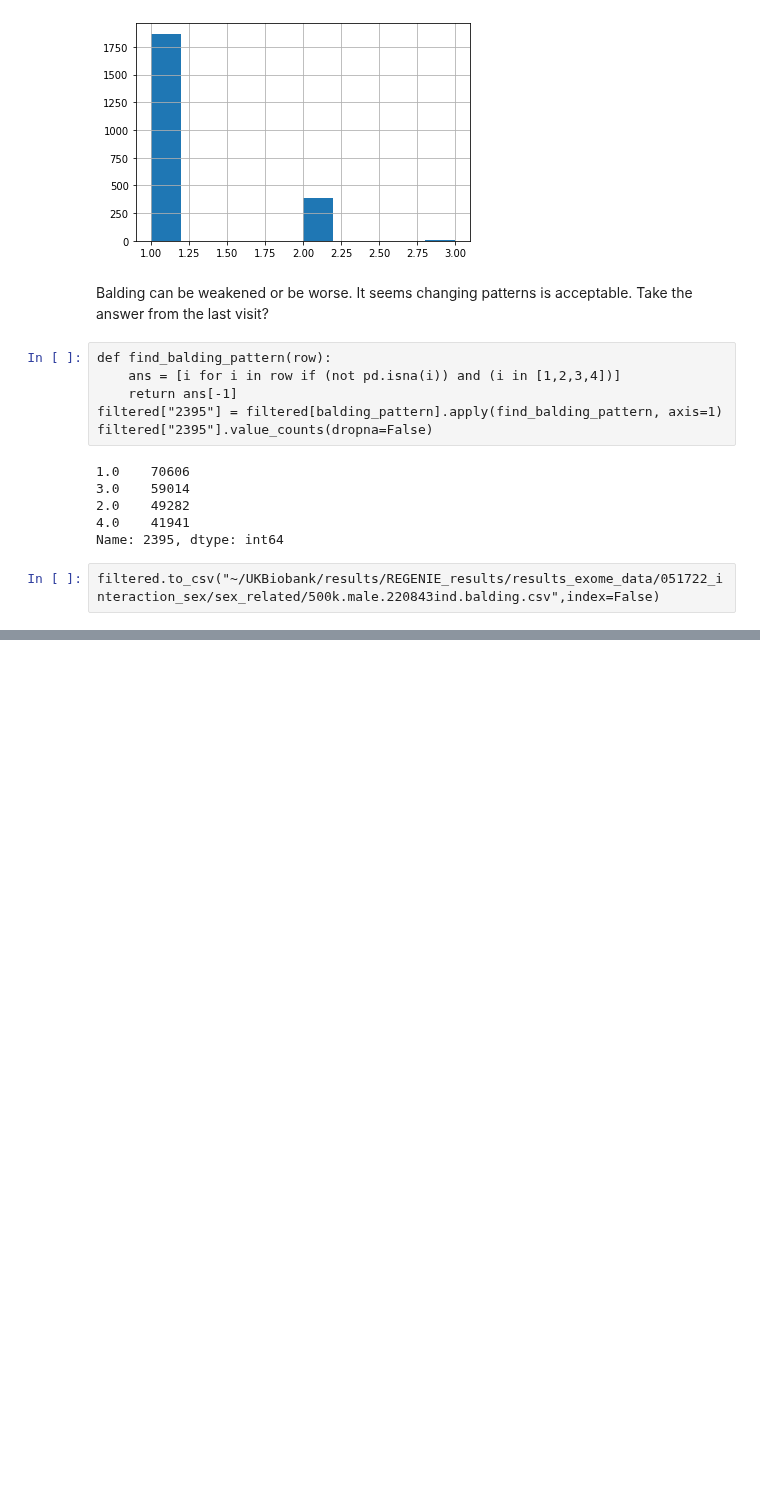
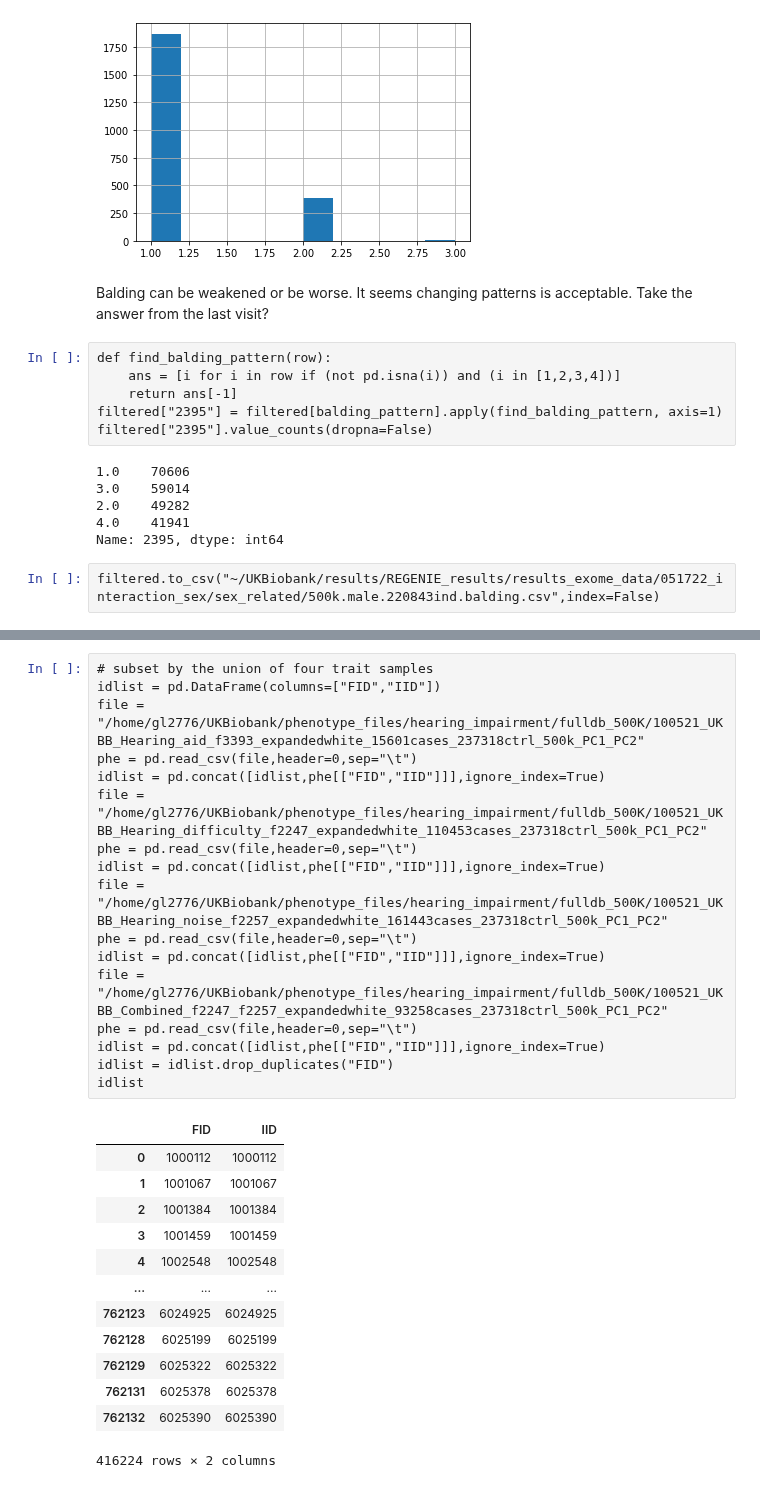
Before and after one commit to statgenetics/UKBB_GWAS_dev, a Jupyter notebook: workflow/051822_ARHI_sex_interaction.ipynb, the cells around one changed output, grey strips where cells are left out. Cells and saved outputs as stored; diff of their text form; blank space fills up the shorter version.

```diff
--- a/workflow/051822_ARHI_sex_interaction.ipynb
+++ b/workflow/051822_ARHI_sex_interaction.ipynb
@@ -3385,0 +3701,31 @@ filtered.to_csv("~/UKBiobank/results/REGENIE_results/results_exome_data/051722_i
+# %%
+# subset by the union of four trait samples
+idlist = pd.DataFrame(columns=["FID","IID"])
+file = "/home/gl2776/UKBiobank/phenotype_files/hearing_impairment/fulldb_500K/100521_UKBB_Hearing_aid_f3393_expandedwhite_15601cases_237318ctrl_500k_PC1_PC2"
+phe = pd.read_csv(file,header=0,sep="\t")
+idlist = pd.concat([idlist,phe[["FID","IID"]]],ignore_index=True)
+file = "/home/gl2776/UKBiobank/phenotype_files/hearing_impairment/fulldb_500K/100521_UKBB_Hearing_difficulty_f2247_expandedwhite_110453cases_237318ctrl_500k_PC1_PC2"
+phe = pd.read_csv(file,header=0,sep="\t")
+idlist = pd.concat([idlist,phe[["FID","IID"]]],ignore_index=True)
+file = "/home/gl2776/UKBiobank/phenotype_files/hearing_impairment/fulldb_500K/100521_UKBB_Hearing_noise_f2257_expandedwhite_161443cases_237318ctrl_500k_PC1_PC2"
+phe = pd.read_csv(file,header=0,sep="\t")
+idlist = pd.concat([idlist,phe[["FID","IID"]]],ignore_index=True)
+file = "/home/gl2776/UKBiobank/phenotype_files/hearing_impairment/fulldb_500K/100521_UKBB_Combined_f2247_f2257_expandedwhite_93258cases_237318ctrl_500k_PC1_PC2"
+phe = pd.read_csv(file,header=0,sep="\t")
+idlist = pd.concat([idlist,phe[["FID","IID"]]],ignore_index=True)
+idlist = idlist.drop_duplicates("FID")
+idlist
+# %% [output]
+|  | FID | IID |
+| 0 | 1000112 | 1000112 |
+| 1 | 1001067 | 1001067 |
+| 2 | 1001384 | 1001384 |
+| 3 | 1001459 | 1001459 |
+| 4 | 1002548 | 1002548 |
+| ... | ... | ... |
+| 762123 | 6024925 | 6024925 |
+| 762128 | 6025199 | 6025199 |
+| 762129 | 6025322 | 6025322 |
+| 762131 | 6025378 | 6025378 |
+| 762132 | 6025390 | 6025390 |
+416224 rows × 2 columns
```
Also changed, not shown: parts of 14 cells of this notebook.
